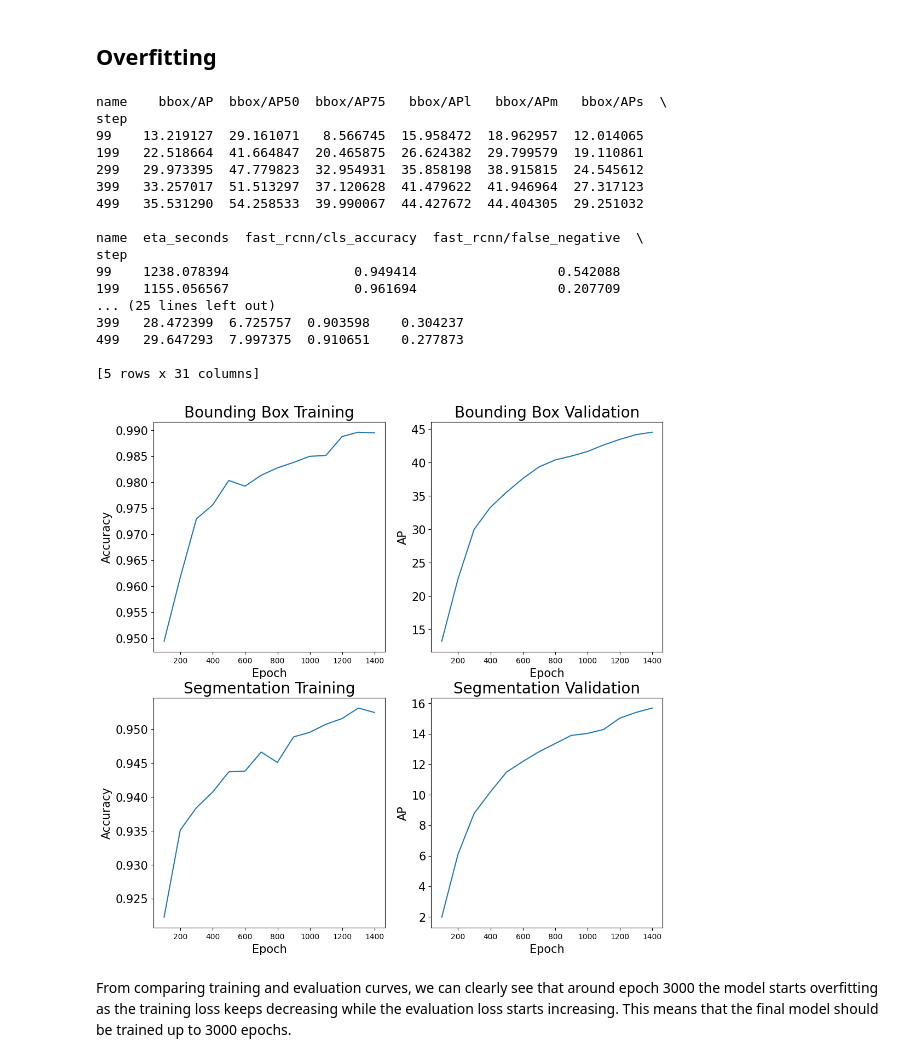
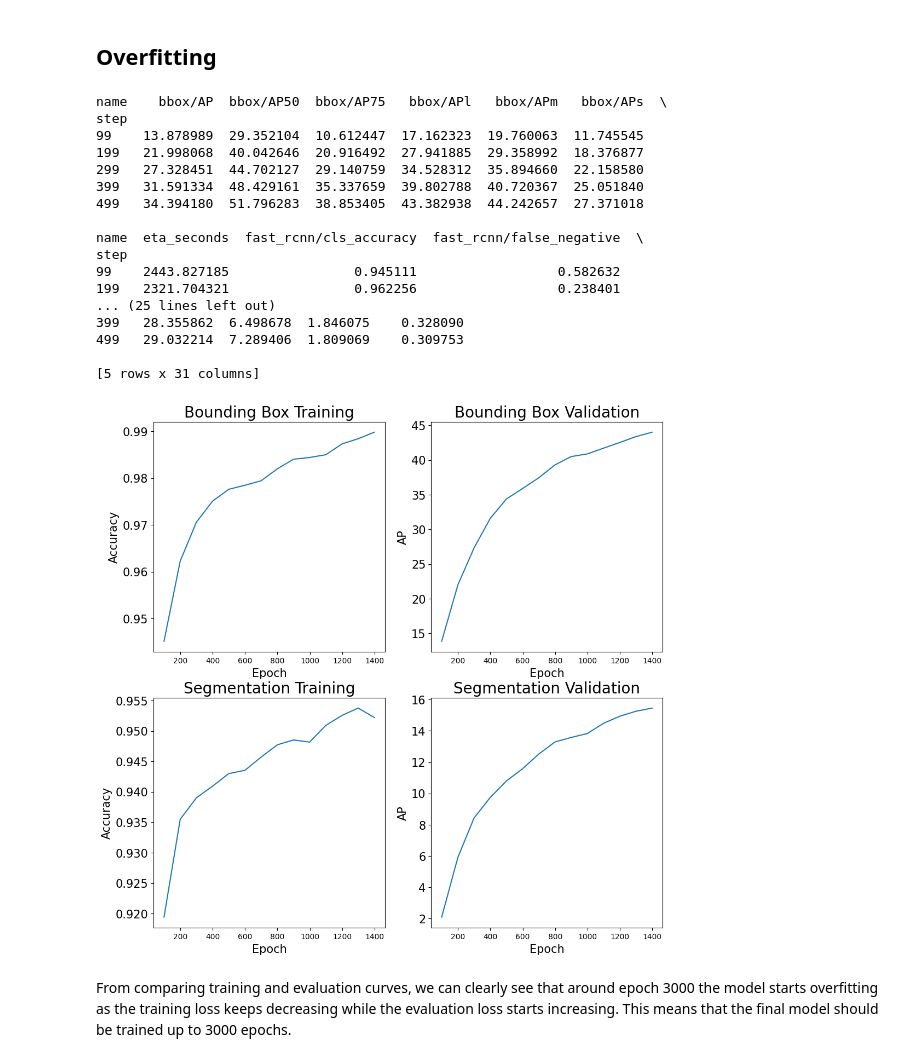
Before and after one commit to femartip/Detection-Microfibres-in-Sludge, a Jupyter notebook: Fine_tuned_Detectron2/Utils/cv_results_GLASS.ipynb, the cells around one changed output. Saved outputs shown, nothing was run; the diff lists cells and outputs as text; code cells hidden in the pictures.

```diff
--- a/Fine_tuned_Detectron2/Utils/cv_results_GLASS.ipynb
+++ b/Fine_tuned_Detectron2/Utils/cv_results_GLASS.ipynb
@@ -426,12 +431,12 @@ ValueError: No objects to concatenate
 # %%
-best_model_name_two = "bs_16_lr_0.01_bsi_256"
+secondbest_model = "bs_16_lr_0.01_bsi_128"
 
-model_50_0 = convert_tb_data(f"./../models/Glass_models/{best_model_name_two}/0")
-model_50_1 = convert_tb_data(f"./../models/Glass_models/{best_model_name_two}/1")
-model_50_2 = convert_tb_data(f"./../models/Glass_models/{best_model_name_two}/2")
-model_50_3 = convert_tb_data(f"./../models/Glass_models/{best_model_name_two}/3")
-model_50_4 = convert_tb_data(f"./../models/Glass_models/{best_model_name_two}/4")
-model_50_0.head()
+secondbest_model_0 = convert_tb_data(f"./../models/Glass_models/{secondbest_model}/0")
+secondbest_model_1 = convert_tb_data(f"./../models/Glass_models/{secondbest_model}/1")
+secondbest_model_2 = convert_tb_data(f"./../models/Glass_models/{secondbest_model}/2")
+secondbest_model_3 = convert_tb_data(f"./../models/Glass_models/{secondbest_model}/3")
+secondbest_model_4 = convert_tb_data(f"./../models/Glass_models/{secondbest_model}/4")
+secondbest_model_0.head()
 # %% [output]
 |  | wall_time | name | step | value |
 | 0 | 1.732166e+09 | data_time | 18 | 0.402425 |
@@ -492,0 +537,4 @@ model_38_0_metrics_eval.head()
+# %%
+best_model_avg_metrics = (best_model_0_metrics_eval + best_model_1_metrics_eval + best_model_2_metrics_eval + best_model_3_metrics_eval + best_model_4_metrics_eval + secondbest_model_0_metrics_eval + secondbest_model_1_metrics_eval + secondbest_model_2_metrics_eval + secondbest_model_3_metrics_eval + secondbest_model_4_metrics_eval) / 10
+best_model_avg_metrics_eval = best_model_avg_metrics.dropna(subset=['bbox/AP', 'segm/AP'])
+best_model_avg_metrics_eval.head()
@@ -558,64 +618,64 @@ Comparing both models when trained up to 5000 epochs, we can observe that in bot
 # %% [markdown]
 ## Overfitting
 # %%
-model_38_avg_metrics_eval = model_38_avg_metrics_eval.drop(columns=['data_time'])
-model_38_avg_metrics_eval = model_38_avg_metrics_eval.dropna()
-print(model_38_avg_metrics_eval.head())
+best_model_avg_metrics_eval = best_model_avg_metrics_eval.drop(columns=['data_time'])
+best_model_avg_metrics_eval = best_model_avg_metrics_eval.dropna()
+print(best_model_avg_metrics_eval.head())
 # %% [output]
 name    bbox/AP  bbox/AP50  bbox/AP75   bbox/APl   bbox/APm   bbox/APs  \
 step
-99    13.219127  29.161071   8.566745  15.958472  18.962957  12.014065
-199   22.518664  41.664847  20.465875  26.624382  29.799579  19.110861
-299   29.973395  47.779823  32.954931  35.858198  38.915815  24.545612
-399   33.257017  51.513297  37.120628  41.479622  41.946964  27.317123
-499   35.531290  54.258533  39.990067  44.427672  44.404305  29.251032
+99    13.878989  29.352104  10.612447  17.162323  19.760063  11.745545
+199   21.998068  40.042646  20.916492  27.941885  29.358992  18.376877
+299   27.328451  44.702127  29.140759  34.528312  35.894660  22.158580
+399   31.591334  48.429161  35.337659  39.802788  40.720367  25.051840
+499   34.394180  51.796283  38.853405  43.382938  44.242657  27.371018
 
 name  eta_seconds  fast_rcnn/cls_accuracy  fast_rcnn/false_negative  \
 step
-99    1238.078394                0.949414                  0.542088
-199   1155.056567                0.961694                  0.207709
+99    2443.827185                0.945111                  0.582632
+199   2321.704321                0.962256                  0.238401
 ... (25 lines left out)
-399   28.472399  6.725757  0.903598    0.304237
-499   29.647293  7.997375  0.910651    0.277873
+399   28.355862  6.498678  1.846075    0.328090
+499   29.032214  7.289406  1.809069    0.309753
 
 [5 rows x 31 columns]
 # %%
 # Plot the curve of the average of model 50 that compares bbox/AP to fast_rcnn/cls_accuracy and segm/AP to mask_rcnn/accuracy, set log scale on the y-axis
 fig, ax = plt.subplots(2, 2, figsize=(12, 12))
 
-model_38_avg_metrics_eval.plot(y='bbox/AP', ax=ax[0][1], legend=False)
-model_38_avg_metrics_eval.plot(y='fast_rcnn/cls_accuracy', ax=ax[0][0], legend=False)
+best_model_avg_metrics_eval.plot(y='bbox/AP', ax=ax[0][1], legend=False)
+best_model_avg_metrics_eval.plot(y='fast_rcnn/cls_accuracy', ax=ax[0][0], legend=False)
 
-model_38_avg_metrics_eval.plot(y='segm/AP', ax=ax[1][1], legend=False)
-model_38_avg_metrics_eval.plot(y='mask_rcnn/accuracy', ax=ax[1][0], legend=False)
+best_model_avg_metrics_eval.plot(y='segm/AP', ax=ax[1][1], legend=False)
+best_model_avg_metrics_eval.plot(y='mask_rcnn/accuracy', ax=ax[1][0], legend=False)
 
 #ax[0][1].legend(fontsize=20)
 ax[0][0].set_title('Bounding Box Training', fontsize=20)
 ax[0][0].set_xlabel('Epoch', fontsize=15)
 ax[0][0].set_ylabel('Accuracy', fontsize=15)
 ax[0][0].tick_params(axis='y', which='both', labelsize=15)
 
 #ax[0][0].legend(fontsize=20)
 ax[0][1].set_title('Bounding Box Validation', fontsize=20)
 ax[0][1].set_xlabel('Epoch', fontsize=15)
 ax[0][1].set_ylabel('AP', fontsize=15)
 ax[0][1].tick_params(axis='y', which='both', labelsize=15)
 
 #ax[1][1].legend(fontsize=20)
 ax[1][0].set_title('Segmentation Training', fontsize=20)
 ax[1][0].set_xlabel('Epoch', fontsize=15)
 ax[1][0].set_ylabel('Accuracy', fontsize=15)
 ax[1][0].tick_params(axis='y', which='both', labelsize=15)
 
 #ax[1][0].legend(fontsize=20)
 ax[1][1].set_title('Segmentation Validation', fontsize=20)
 ax[1][1].set_xlabel('Epoch', fontsize=15)
 ax[1][1].set_ylabel('AP', fontsize=15)
 ax[1][1].tick_params(axis='y', which='both', labelsize=15)
 
 plt.show()
 # %% [output]
-[figure, old version]
+[figure, new version]
 # %% [markdown]
 From comparing training and evaluation curves, we can clearly see that around epoch 3000 the model starts overfitting as the training loss keeps decreasing while the evaluation loss starts increasing. This means that the final model should be trained up to 3000 epochs.
 # %%
```
Also changed, not shown: parts of 17 cells of this notebook, 2 other files.
